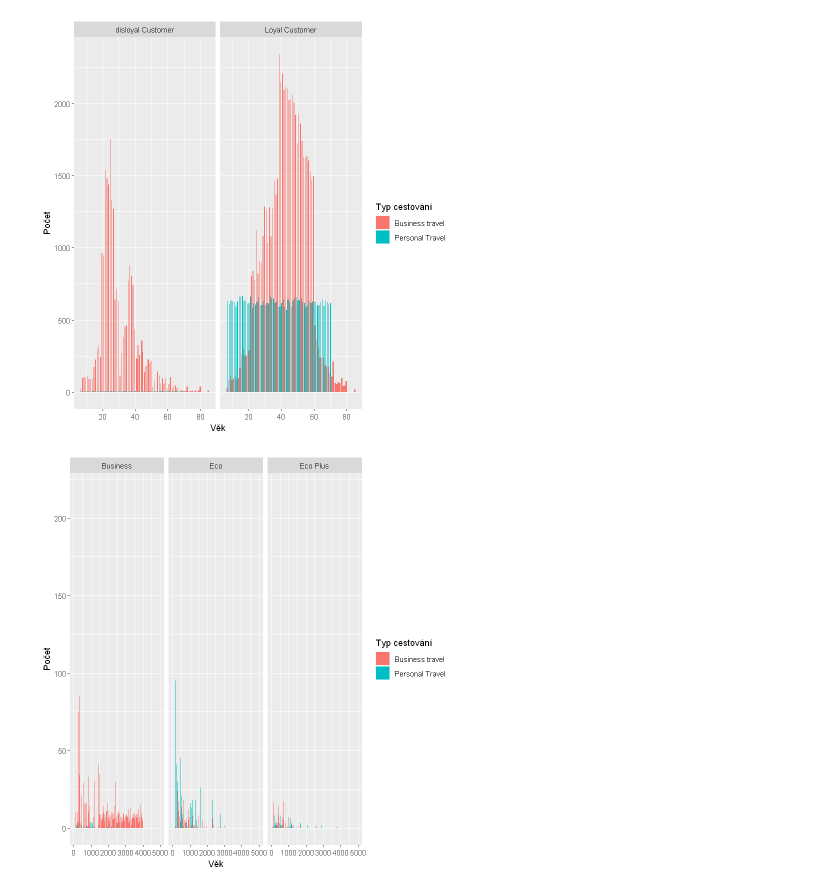
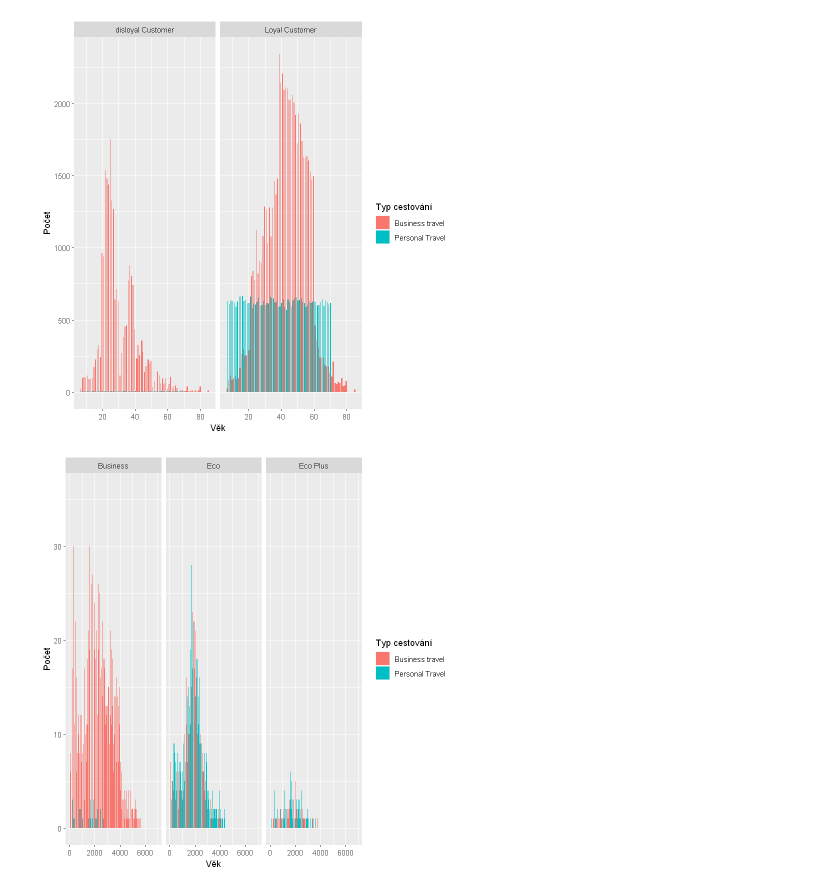
Before and after one commit to krekr7/projekt, a Jupyter notebook: Klasifikace_dat.ipynb, the cells around one changed output. Drawn from its saved outputs; the diff is of its cells as text; code cells hidden in the pictures.

```diff
--- a/Klasifikace_dat.ipynb
+++ b/Klasifikace_dat.ipynb
@@ -339,9 +320,12 @@ ggplot(f, aes(x = vek, fill = typ_cestovani)) +
 # %% [output]
 [figure]
 # %%
-ggplot(f, aes(x = Flight.Distance, fill = typ_cestovani)) +
+
+library(ggplot2)
+
+ggplot(f, aes(x = vzdalenost_letu, fill = typ_cestovani)) +
   geom_bar(position = "dodge") +
   facet_grid(. ~ trida) +
   labs(x = "Věk", y = "Počet", fill = "Typ cestování")
 # %% [output]
-[figure, old version]
+[figure, new version]
```
Also changed, not shown: parts of 18 cells of this notebook.
